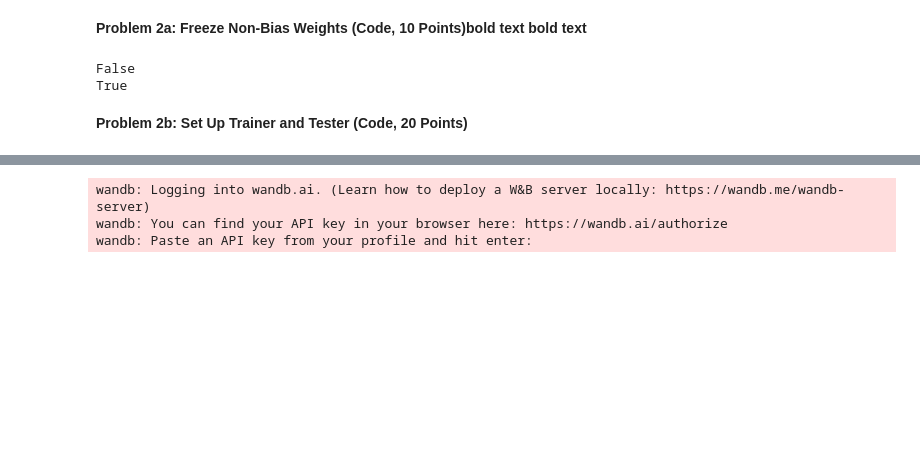
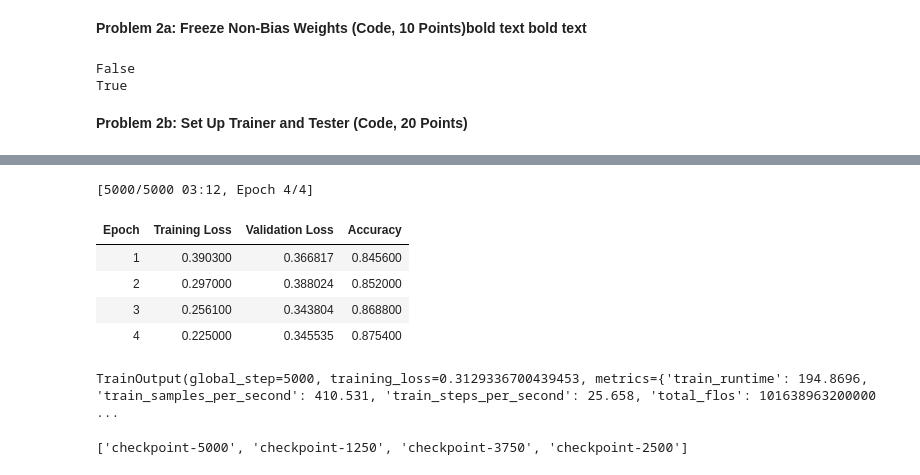
Before and after one commit to mehrdad-mirpourian/nlu_hw2, a Jupyter notebook: My_Checks.ipynb, the cells around one changed output, grey strips where cells are left out. Cells and saved outputs as stored; diff of their text form; code cells hidden in the pictures; blank space fills up the shorter version.

```diff
--- a/My_Checks.ipynb
+++ b/My_Checks.ipynb
@@ -301,7 +349,4 @@ trainer = init_trainer("prajjwal1/bert-tiny", imdb["train"], imdb["val"])
 
 # Train using the trainer
 trainer.train()
-
-# Change this to whichever checkpoint you want to evalaute
-eval_checkpoint_directory = "checkpoints/run-13/checkpoint-1252"
 # %% [output]
@@ -311,3 +354,11 @@ wandb: Using wandb-core as the SDK backend.  Please refer to https://wandb.me/wa
-wandb: Logging into wandb.ai. (Learn how to deploy a W&B server locally: https://wandb.me/wandb-server)
-wandb: You can find your API key in your browser here: https://wandb.ai/authorize
-wandb: Paste an API key from your profile and hit enter:
+[5000/5000 03:12, Epoch 4/4]
+| Epoch | Training Loss | Validation Loss | Accuracy |
+| 1 | 0.390300 | 0.366817 | 0.845600 |
+| 2 | 0.297000 | 0.388024 | 0.852000 |
+| 3 | 0.256100 | 0.343804 | 0.868800 |
+| 4 | 0.225000 | 0.345535 | 0.875400 |
+TrainOutput(global_step=5000, training_loss=0.3129336700439453, metrics={'train_runtime': 194.8696, 'train_samples_per_second': 410.531, 'train_steps_per_second': 25.658, 'total_flos': 101638963200000 ...
+# %%
+print(os.listdir("checkpoints"))
+# %% [output]
+['checkpoint-5000', 'checkpoint-1250', 'checkpoint-3750', 'checkpoint-2500']
```
Also changed, not shown: parts of 9 cells of this notebook.
